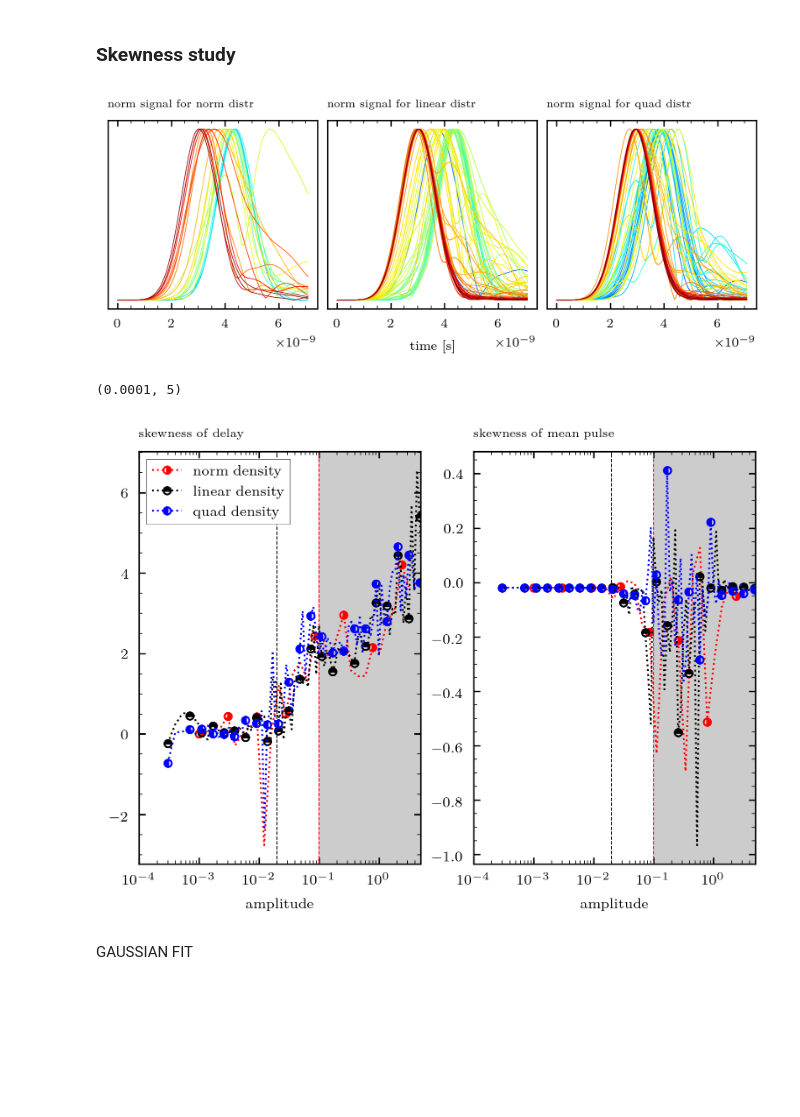
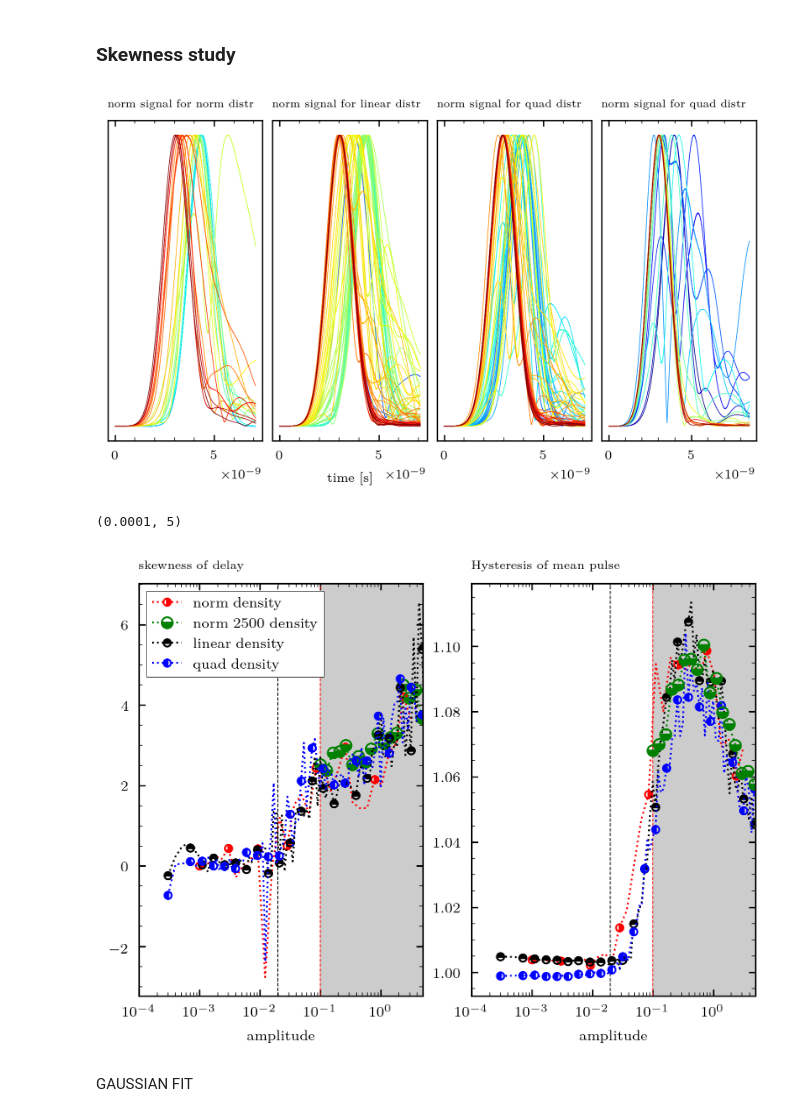
Before and after one commit to Chatr0uge/Internship_SPC, a Jupyter notebook: src/profile_study/profile_study.ipynb, the cells around one changed output. Saved outputs shown, nothing was run; the diff lists cells and outputs as text; code cells hidden in the pictures; blank space fills up the shorter version.

```diff
--- a/src/profile_study/profile_study.ipynb
+++ b/src/profile_study/profile_study.ipynb
@@ -69,15 +69,19 @@ np.save('../extract_data/amplitude_norm', amplitude_norm)
 # %%
-pulse_norm = np.load('../extract_data/pulse_norm.npy')
-delay_list_norm = np.load('../extract_data/delay_list_norm.npy')
-amplitude_norm = np.load('../extract_data/amplitude_norm.npy')
+pulse_norm = np.load('./extract_data/pulse_norm.npy')
+delay_list_norm = np.load('./extract_data/delay_list_norm.npy')
+amplitude_norm = np.load('./extract_data/amplitude_norm.npy')
+# %%
+pulse_norm_2 = np.load('./extract_data/pulse_norm_2.npy')
+delay_list_norm_2 = np.load('./extract_data/delay_list_norm_2.npy')
+amplitude_norm_2 = np.load('./extract_data/amplitude_norm_2.npy')
 # %%
-pulse_4 = np.load('../extract_data/pulse_4.npy')
-delay_list_4 = np.load('../extract_data/delay_list_4.npy')
-amplitude_4 = np.load('../extract_data/amplitude_4.npy')
+pulse_4 = np.load('./extract_data/pulse_4.npy')
+delay_list_4 = np.load('./extract_data/delay_list_4.npy')
+amplitude_4 = np.load('./extract_data/amplitude_4.npy')
 # %%
-pulse_quad = np.load('../extract_data/pulse_quad.npy')
-delay_list_quad = np.load('../extract_data/delay_list_quad.npy')
-amplitude_quad = np.load('../extract_data/amplitude_quad.npy')
+pulse_quad = np.load('./extract_data/pulse_quad.npy')
+delay_list_quad = np.load('./extract_data/delay_list_quad.npy')
+amplitude_quad = np.load('./extract_data/amplitude_quad.npy')
 # %%
 
 amp = np.std(pulse_norm, axis = 2)
@@ -316,34 +321,44 @@ plt.show()
 ### Skewness study
 # %%
 W = 5.5
-fig, ax = plt.subplots(1, 3, figsize = (W, W * 2 / 5), dpi = 300)
+fig, ax = plt.subplots(1, 4, figsize = (W, W * 3/ 5), dpi = 300)
 ax[0].set_title('norm signal for norm distr', fontsize='small',
     loc='left',
     fontweight='bold',
     style='italic',)
 ax[0].yaxis.set_visible(False)
 ax[0].set_prop_cycle(color=plt.cm.jet(np.linspace(0, 1, 30)))
 mean_pulse = abs(np.mean(pulse_norm, axis = 1))
 ax[0].plot(np.arange(len(mean_pulse.T)) * dt,(mean_pulse.T/ np.max(mean_pulse, axis = 1)), lw = .4)
 ax[1].set_prop_cycle(color=plt.cm.jet(np.linspace(0, 1, 96)))
 mean_pulse = abs(np.mean(pulse_4, axis = 1))
 ax[1].plot(np.arange(len(mean_pulse.T)) * dt,(mean_pulse.T/ np.max(mean_pulse, axis = 1)), lw = .4)
 ax[1].set_title(' norm signal for linear distr', fontsize='small',
     loc='left',
     fontweight='bold',
     style='italic',)
 ax[1].yaxis.set_visible(False)
 ax[1].set_xlabel('time [s]')
 ax[2].set_prop_cycle(color=plt.cm.jet(np.linspace(0, 1, 96)))
 mean_pulse = abs(np.mean(pulse_quad, axis = 1))
 ax[2].plot(np.arange(len(mean_pulse.T)) * dt,(mean_pulse.T/ np.max(mean_pulse, axis = 1)), lw = .4)
 ax[2].set_title('norm signal for quad distr', fontsize='small',
     loc='left',
     fontweight='bold',
     style='italic',)
 ax[2].yaxis.set_visible(False)
+
+ax[3].set_prop_cycle(color=plt.cm.jet(np.linspace(0, 1, 20)))
+mean_pulse = abs(np.mean(pulse_norm_2, axis = 1))
+ax[3].plot(np.arange(len(mean_pulse.T)) * dt,(mean_pulse.T/ np.max(mean_pulse, axis = 1)), lw = .4)
+ax[3].set_title('norm signal for quad distr', fontsize='small',
+    loc='left',
+    fontweight='bold',
+    style='italic',)
+ax[3].yaxis.set_visible(False)
+
 plt.show()
 # %% [output]
-[figure, old version]
+[figure, new version]
 # %%
 from scipy.stats import skew
@@ -357,6 +391,8 @@ ax[0].set_title('skewness of delay', fontsize='small',
 ax[0].axvline(0.1, color = 'r', ls = '--', lw = .5)
 ax[0].axvline(nc2, color = 'k', ls = '--', lw = .5)
 ax[0].plot(amplitude_norm[index], skew(delay_list_norm, axis = 1)[index], marker = MarkerStyle("o", fillstyle="right"), label = 'norm density', lw = 1, markevery = 4, ms = 4,   color = 'r', ls = ':')
+ax[0].plot(amplitude_norm_2[index_4], skew(delay_list_norm_2, axis = 1)[index_4], marker = MarkerStyle("o", fillstyle="bottom"), label = 'norm 2500 density', lw = 1, markevery = 1, ms = 6,   color = 'g', ls = ':')
+
 ax[0].plot(amplitude_4[index_2], skew(delay_list_4, axis = 1)[index_2], marker = MarkerStyle("o", fillstyle="top"), label = 'linear density', lw = 1, markevery = 4, ms = 4,   color = 'k', ls = ':')
 ax[0].plot(amplitude_quad[index_3], skew(delay_list_quad, axis = 1)[index_3], marker = MarkerStyle("o", fillstyle="left"), label = 'quad density', lw = 1, markevery = 4, ms = 4,   color = 'b', ls = ':')
 
@@ -365,7 +401,7 @@ ax[0].axvspan(0.1, 5, alpha = 0.2, color = 'k')
 ax[0].set_xscale('log')
 ax[0].set_xlabel('amplitude')
 ax[0].legend()
-ax[1].set_title('skewness of mean pulse', fontsize='small',
+ax[1].set_title('Hysteresis of mean pulse', fontsize='small',
     loc='left',
     fontweight='bold',
     style='italic',)
@@ -377,25 +413,22 @@ ax[1].axvline(0.1, color = 'r', ls = '--', lw = .5)
 ax[1].axvline(nc2, color = 'k', ls = '--', lw = .5)
 ax[1].yaxis.set_label_position("right")
 
-mean_pulse = abs(np.mean(pulse_norm, axis = 1))[index]
-mean_pulse = [mp[np.argmax(mp) - 550:np.argmax(mp)+550] for mp in mean_pulse]
+mean_pulse = np.mean(window_around_max(abs(pulse_norm)), axis = 1)[index]
+mean_pulse_2 = np.mean(window_around_max(abs(pulse_4)), axis = 1)[index_2]
 
-mean_pulse_2 = abs(np.mean(pulse_4, axis = 1))[index_2]
-mean_pulse_2 = [mp[np.argmax(mp) - 550:np.argmax(mp)+550] for mp in mean_pulse_2]
+mean_pulse_3 = np.mean(window_around_max(abs(pulse_quad)), axis = 1)[index_3]
+mean_pulse_4 = np.mean(window_around_max(abs(pulse_norm_2)), axis = 1)[index_4]
 
-mean_pulse_3 = abs(np.mean(pulse_quad, axis = 1))[index_3]
-mean_pulse_3 = [mp[np.argmax(mp) - 550:np.argmax(mp)+550] for mp in mean_pulse_3]
-
-
-ax[1].plot(amplitude_norm[index], skew(mean_pulse, axis = 1),  marker = MarkerStyle("o", fillstyle="right"), label = 'norm density', lw = 1, markevery = 4, ms = 4,   color = 'r', ls = ':')
-ax[1].plot(amplitude_4[index_2], skew(mean_pulse_2, axis = 1), marker = MarkerStyle("o", fillstyle="top"), label = 'norm density', lw = 1, markevery = 4, ms = 4,   color = 'k', ls = ':')
-ax[1].plot(amplitude_quad[index_3], skew(mean_pulse_3, axis = 1), marker = MarkerStyle("o", fillstyle="left"), label = 'quad density', lw = 1, markevery = 4, ms = 4,   color = 'b', ls = ':')
+ax[1].plot(amplitude_norm[index],[compute_area_left_right(pulse) for pulse in mean_pulse],  marker = MarkerStyle("o", fillstyle="right"), label = 'norm density', lw = 1, markevery = 4, ms = 4,   color = 'r', ls = ':')
+ax[1].plot(amplitude_4[index_2], [compute_area_left_right(pulse) for pulse in mean_pulse_2], marker = MarkerStyle("o", fillstyle="top"), label = 'norm density 2500', lw = 1, markevery = 4, ms = 4,   color = 'k', ls = ':')
+ax[1].plot(amplitude_quad[index_3], [compute_area_left_right(pulse) for pulse in mean_pulse_3], marker = MarkerStyle("o", fillstyle="left"), label = 'quad density', lw = 1, markevery = 4, ms = 4,   color = 'b', ls = ':')
+ax[1].plot(amplitude_norm_2[index_4],[compute_area_left_right(pulse) for pulse in mean_pulse_4], marker = MarkerStyle("o", fillstyle="bottom"), label = 'norm density', lw = 1, markevery = 1, ms = 6,   color = 'g', ls = ':')
 
 ax[1].axvspan(0.1, 10, alpha = 0.2, color = 'k')
 ax[1].set_xlim(1e-4, 5)
 # %% [output]
 (0.0001, 5)
-[figure, old version]
+[figure, new version]
 # %% [markdown]
 GAUSSIAN FIT
 # %%
```
Also changed, not shown: parts of 7 cells of this notebook, 3 other files.
